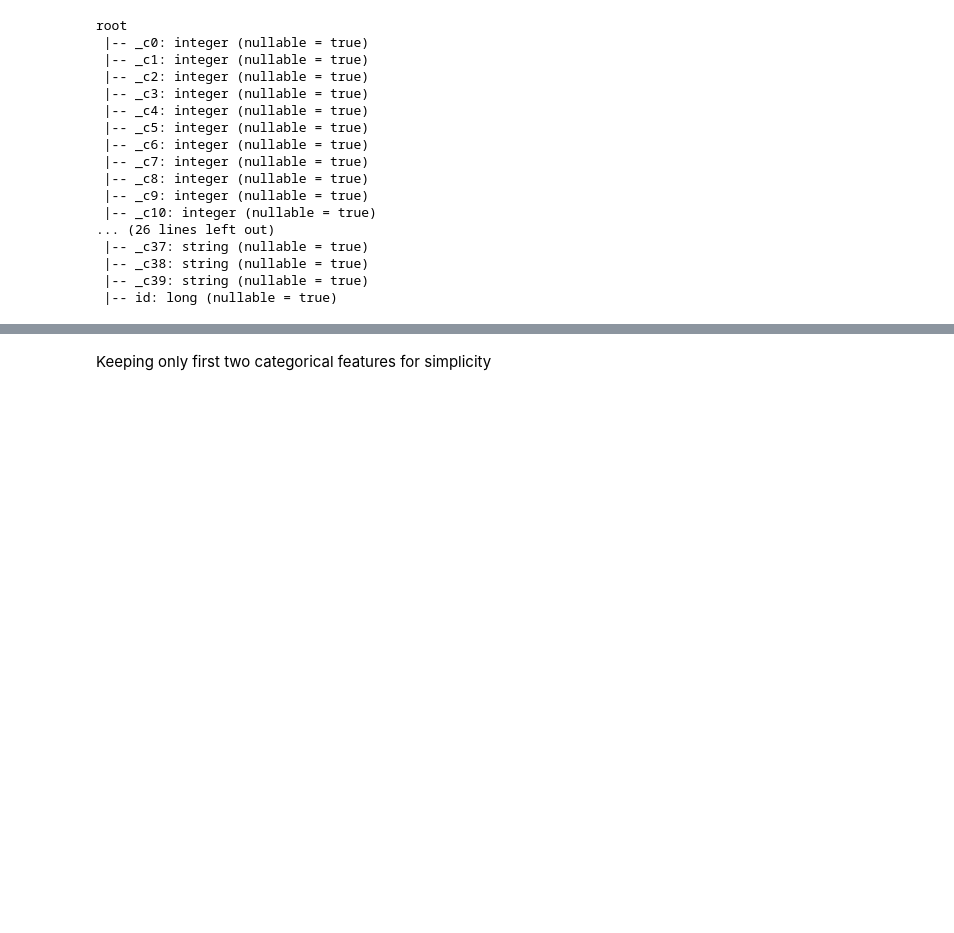
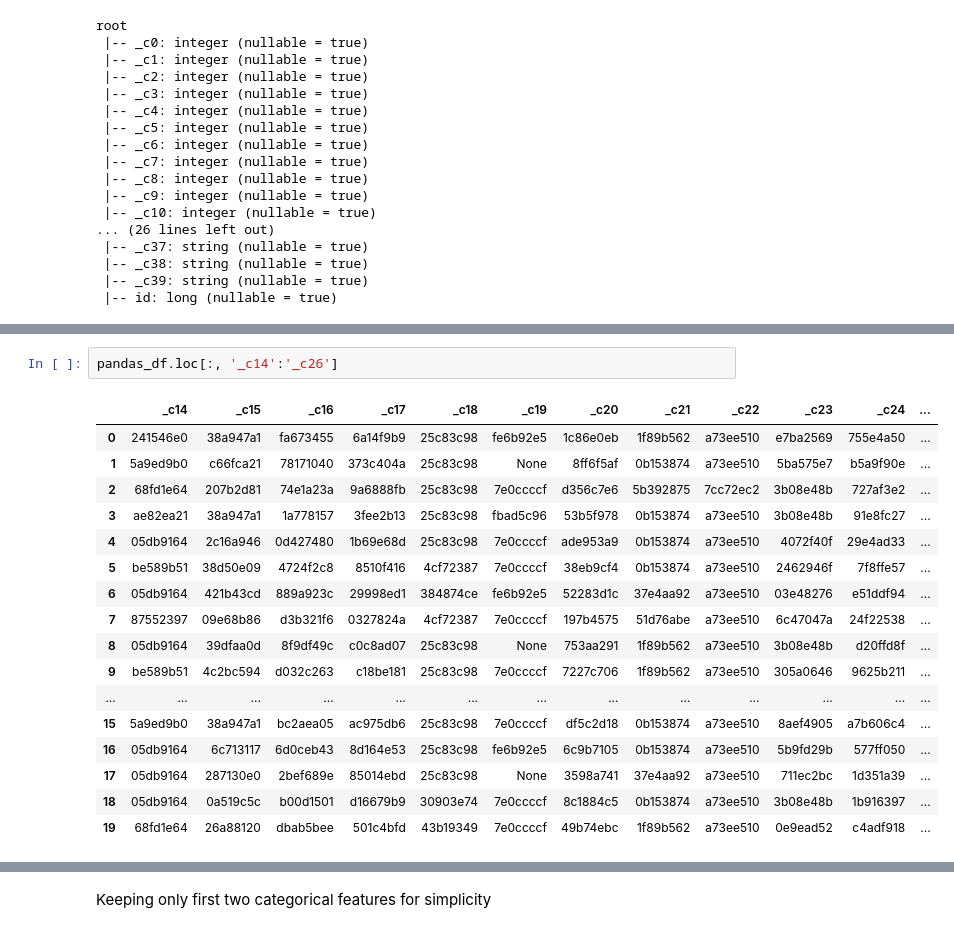
Before and after one commit to maxkvant/MLBD, a Jupyter notebook: sgd_logreg_nn/notebooks/ctr_prediction_mllib_practice.ipynb, the cells around one changed output, grey strips where cells are left out. Drawn from its saved outputs; the diff is of its cells as text; blank space fills up the shorter version.

```diff
--- a/sgd_logreg_nn/notebooks/ctr_prediction_mllib_practice.ipynb
+++ b/sgd_logreg_nn/notebooks/ctr_prediction_mllib_practice.ipynb
@@ -127,0 +144,20 @@ df.limit(1).toPandas()
+# %%
+pandas_df.loc[:, '_c14':'_c26']
+# %% [output]
+|  | _c14 | _c15 | _c16 | _c17 | _c18 | _c19 | _c20 | _c21 | _c22 | _c23 | _c24 | ... |
+| 0 | 241546e0 | 38a947a1 | fa673455 | 6a14f9b9 | 25c83c98 | fe6b92e5 | 1c86e0eb | 1f89b562 | a73ee510 | e7ba2569 | 755e4a50 | ... |
+| 1 | 5a9ed9b0 | c66fca21 | 78171040 | 373c404a | 25c83c98 | None | 8ff6f5af | 0b153874 | a73ee510 | 5ba575e7 | b5a9f90e | ... |
+| 2 | 68fd1e64 | 207b2d81 | 74e1a23a | 9a6888fb | 25c83c98 | 7e0ccccf | d356c7e6 | 5b392875 | 7cc72ec2 | 3b08e48b | 727af3e2 | ... |
+| 3 | ae82ea21 | 38a947a1 | 1a778157 | 3fee2b13 | 25c83c98 | fbad5c96 | 53b5f978 | 0b153874 | a73ee510 | 3b08e48b | 91e8fc27 | ... |
+| 4 | 05db9164 | 2c16a946 | 0d427480 | 1b69e68d | 25c83c98 | 7e0ccccf | ade953a9 | 0b153874 | a73ee510 | 4072f40f | 29e4ad33 | ... |
+| 5 | be589b51 | 38d50e09 | 4724f2c8 | 8510f416 | 4cf72387 | 7e0ccccf | 38eb9cf4 | 0b153874 | a73ee510 | 2462946f | 7f8ffe57 | ... |
+| 6 | 05db9164 | 421b43cd | 889a923c | 29998ed1 | 384874ce | fe6b92e5 | 52283d1c | 37e4aa92 | a73ee510 | 03e48276 | e51ddf94 | ... |
+| 7 | 87552397 | 09e68b86 | d3b321f6 | 0327824a | 4cf72387 | 7e0ccccf | 197b4575 | 51d76abe | a73ee510 | 6c47047a | 24f22538 | ... |
+| 8 | 05db9164 | 39dfaa0d | 8f9df49c | c0c8ad07 | 25c83c98 | None | 753aa291 | 1f89b562 | a73ee510 | 3b08e48b | d20ffd8f | ... |
+| 9 | be589b51 | 4c2bc594 | d032c263 | c18be181 | 25c83c98 | 7e0ccccf | 7227c706 | 1f89b562 | a73ee510 | 305a0646 | 9625b211 | ... |
+| ... | ... | ... | ... | ... | ... | ... | ... | ... | ... | ... | ... | ... |
+| 15 | 5a9ed9b0 | 38a947a1 | bc2aea05 | ac975db6 | 25c83c98 | 7e0ccccf | df5c2d18 | 0b153874 | a73ee510 | 8aef4905 | a7b606c4 | ... |
+| 16 | 05db9164 | 6c713117 | 6d0ceb43 | 8d164e53 | 25c83c98 | fe6b92e5 | 6c9b7105 | 0b153874 | a73ee510 | 5b9fd29b | 577ff050 | ... |
+| 17 | 05db9164 | 287130e0 | 2bef689e | 85014ebd | 25c83c98 | None | 3598a741 | 37e4aa92 | a73ee510 | 711ec2bc | 1d351a39 | ... |
+| 18 | 05db9164 | 0a519c5c | b00d1501 | d16679b9 | 30903e74 | 7e0ccccf | 8c1884c5 | 0b153874 | a73ee510 | 3b08e48b | 1b916397 | ... |
+| 19 | 68fd1e64 | 26a88120 | dbab5bee | 501c4bfd | 43b19349 | 7e0ccccf | 49b74ebc | 1f89b562 | a73ee510 | 0e9ead52 | c4adf918 | ... |
```
Also changed, not shown: parts of 16 cells of this notebook.
